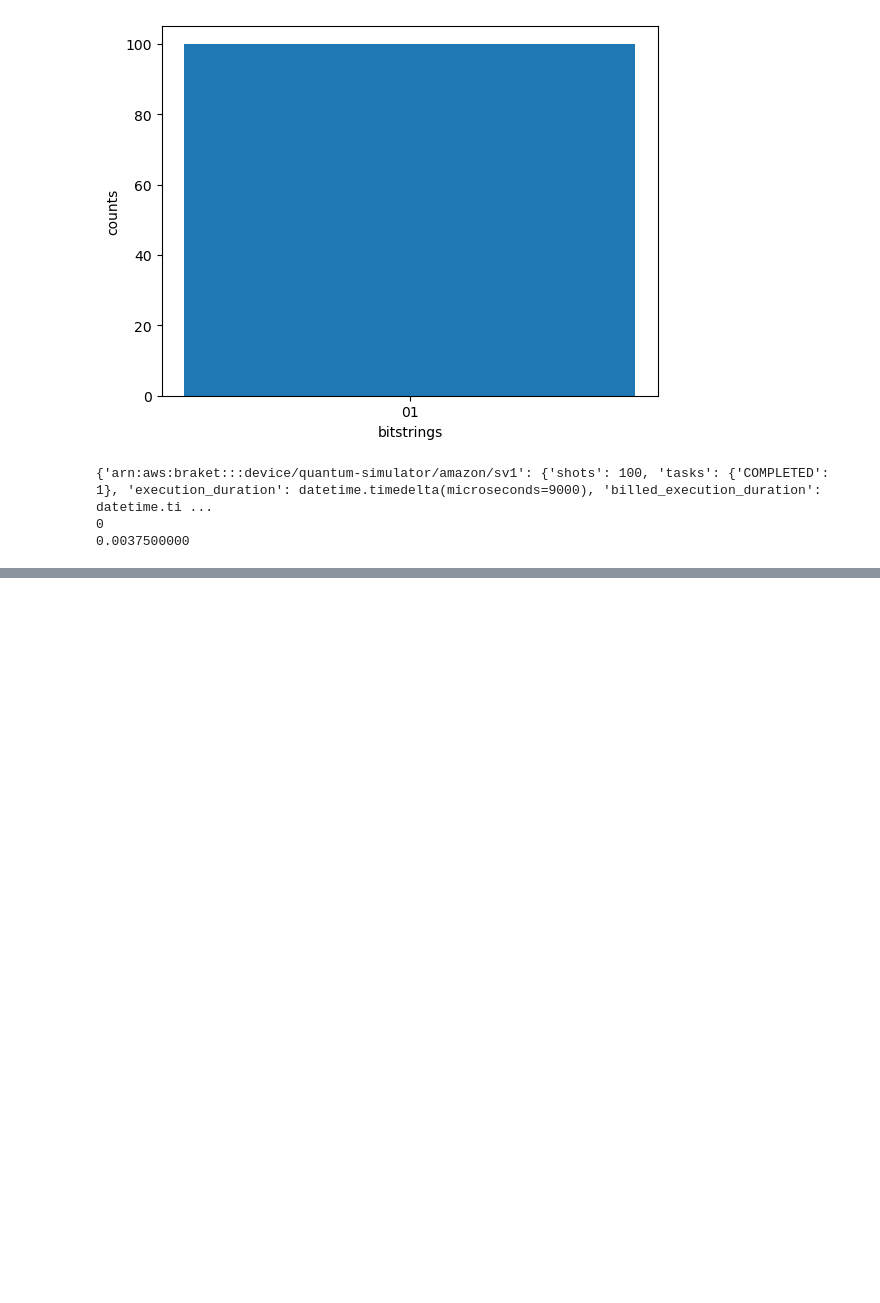
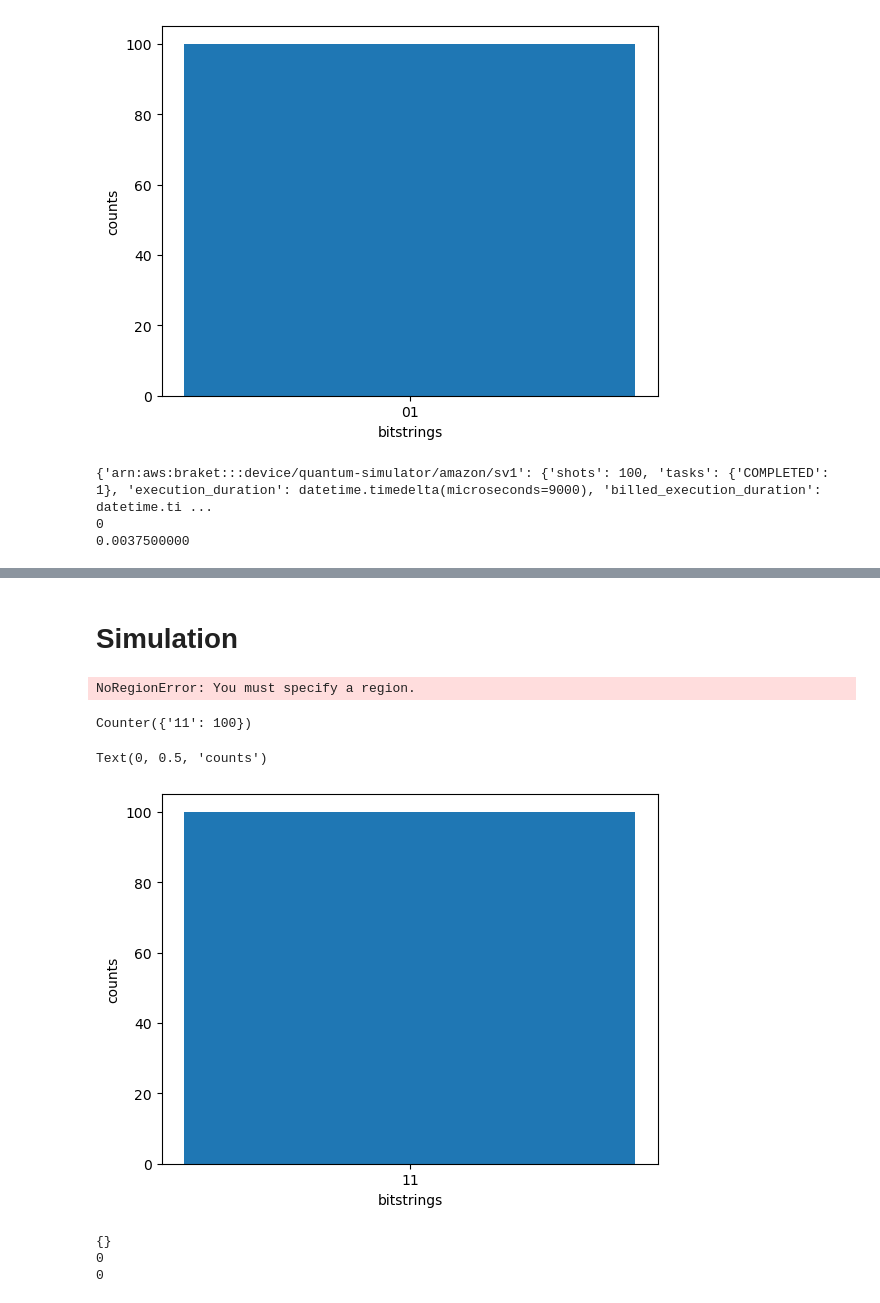
Before and after one commit to SwgAnno/QBench, a Jupyter notebook: Deutsch Alg.ipynb, the cells around one changed output, grey strips where cells are left out. Cells and saved outputs as stored; diff of their text form; code cells hidden in the pictures; blank space fills up the shorter version.

```diff
--- a/Deutsch Alg.ipynb
+++ b/Deutsch Alg.ipynb
@@ -96,0 +98,8 @@ print(t.simulator_tasks_cost())
+# %%
+deutsch = Circuit().x([1]).h(range(2)).cnot(control=0,target=1).h(range(2))
+#q1 inizializzato a 0
+print(deutsch)
+print ('circ depth is' ,deutsch.depth)
+# get qubit number
+qubit_count = deutsch.qubit_count
+qubit_count
@@ -96,0 +116,33 @@ print(t.simulator_tasks_cost())
+# %% [markdown]
+# Simulation
+# %%
+#device = LocalSimulator()
+device = AwsDevice("arn:aws:braket:::device/quantum-simulator/amazon/sv1")
+# %% [output]
+NoRegionError: You must specify a region.
+# %%
+# run circuit
+q_task = device.run(deutsch, shots=100)
+result = q_task.result()
+# get measurement shots
+counts = result.measurement_counts
+# print counts
+print(counts)
+# %% [output]
+Counter({'11': 100})
+# %%
+# plot using Counter
+plt.bar(counts.keys(), counts.values())
+plt.xlabel('bitstrings')
+plt.ylabel('counts')
+# %% [output]
+Text(0, 0.5, 'counts')
+[figure, added]
+# %%
+print(t.quantum_tasks_statistics())
+print(t.qpu_tasks_cost())
+print(t.simulator_tasks_cost())
+# %% [output]
+{}
+0
+0
```
Also changed, not shown: parts of 4 cells of this notebook, 2 other files.
